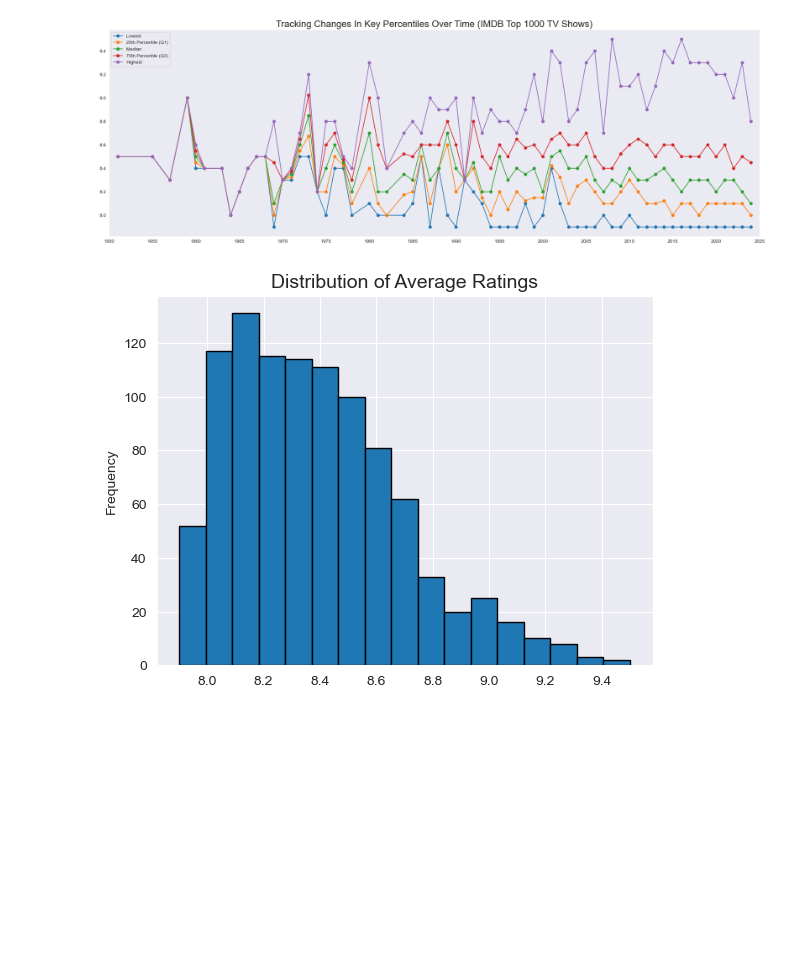
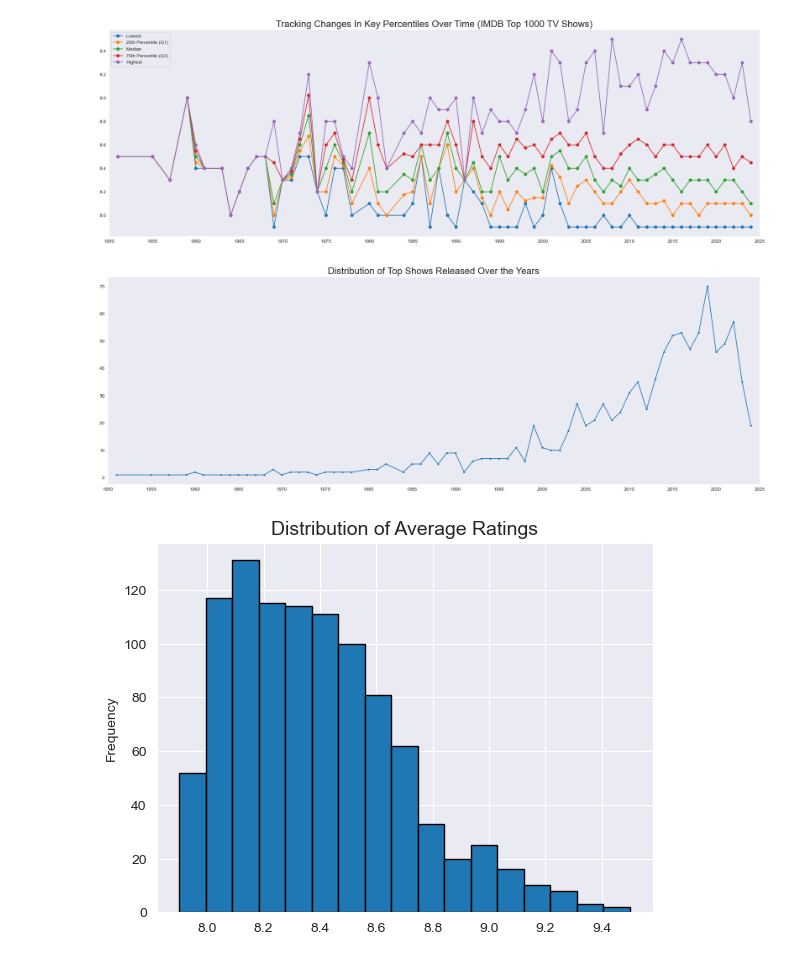
Before and after one commit to Fr33m4nNn/IMDB_Top_1000_TV, a Jupyter notebook: IMDB_Top_1000_TV_shows.ipynb, the cells around one changed output. Saved outputs shown, nothing was run; the diff lists cells and outputs as text; code cells hidden in the pictures; blank space fills up the shorter version.

Commit message:
new plots, updated README

```diff
--- a/IMDB_Top_1000_TV_shows.ipynb
+++ b/IMDB_Top_1000_TV_shows.ipynb
@@ -70,6 +70,28 @@ plt.grid()
 plt.show()
 # %% [output]
 [figure]
+# %%
+# Group the DataFrame by 'releaseYear' and aggregate the 'title' column to count the number of titles in each year
+df_grouped_by_year = df.groupby('releaseYear').agg({'title': 'count'})
+
+# Rename the column from 'title' to 'title_count' for clarity
+df_grouped_by_year = df_grouped_by_year.rename(columns={'title': 'title_count'})
+
+# Plotting the trend
+df_grouped_by_year.plot(kind='line', marker='.', figsize=(25, 8), legend=False)
+
+# Adjust the x-axis ticks to show every 5 years
+plt.xticks(ticks=range(min(rating_trends['releaseYear'] - 1), max(rating_trends['releaseYear']) + 2, 5))
+
+# Adding labels and title
+plt.title('Distribution of Top Shows Released Over the Years', fontsize=20)
+plt.xlim(1950, 2025)
+plt.ylabel('')
+plt.xlabel('')
+plt.grid()
+plt.show()
+# %% [output]
+[figure, added]
 # %%
 # Distribution of Average Ratings
 df['averageRating'].plot(kind='hist', bins=17, edgecolor='black')
```
Also changed, not shown: parts of 3 cells of this notebook, 10 other files.
